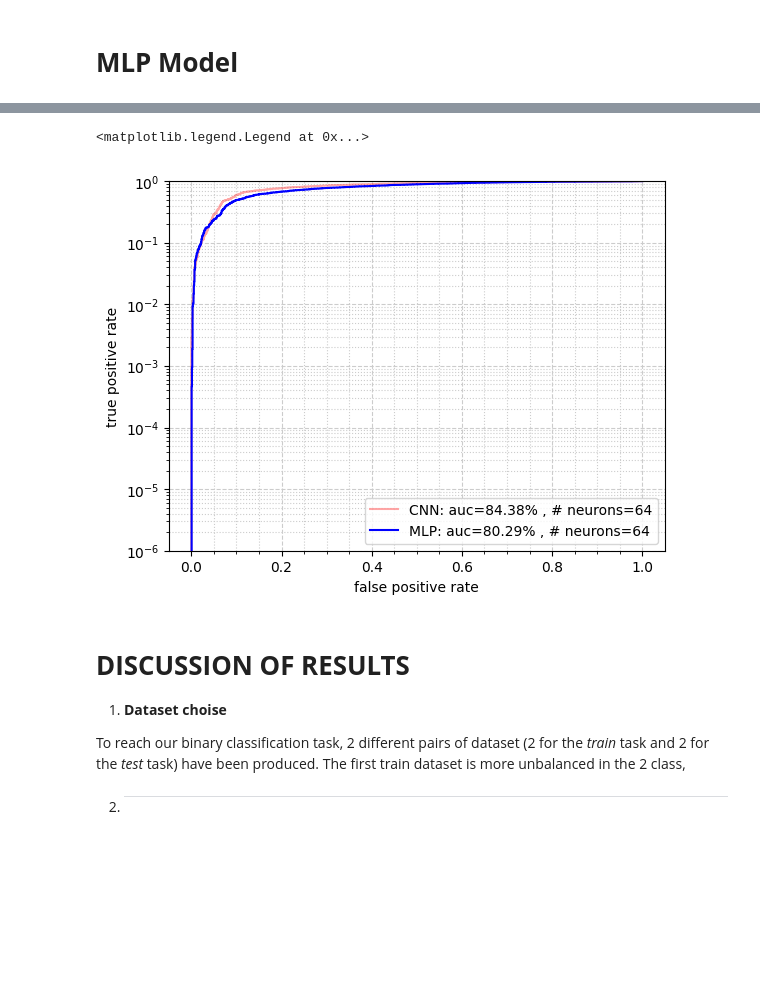
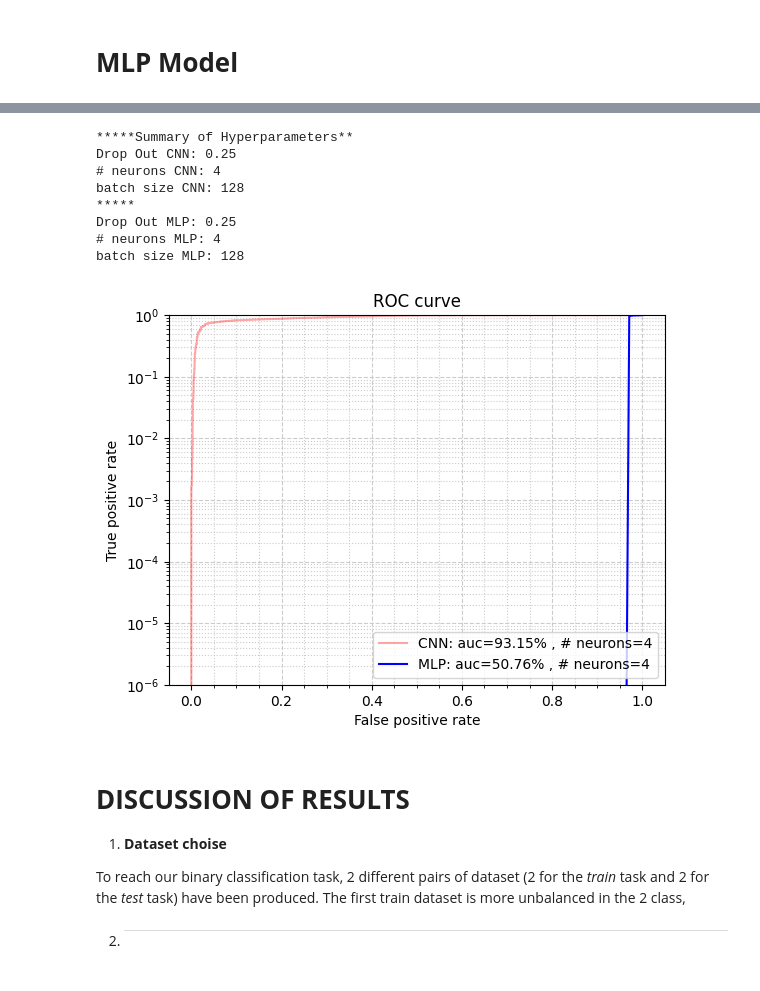
Before and after one commit to saricongi/Exam_ML_Unipv_2023_SC, a Jupyter notebook: 1D_CNN_2.ipynb, the cells around one changed output, grey strips where cells are left out. Cells and saved outputs as stored; diff of their text form; code cells hidden in the pictures; blank space fills up the shorter version.

```diff
--- a/1D_CNN_2.ipynb
+++ b/1D_CNN_2.ipynb
@@ -48,7 +47,7 @@ Moreover, the information on the absolute wl is not of our interest, thus we are
 ## **Train Dataset:**
 # %%
 ## Train DataSet
-url = '/content/Exam_ML_Unipv_2023_SC/DataSet_train2.h5'
+url = '/content/Exam_ML_Unipv_2023_SC/DataSet_train.h5'
 
 fig, (ax1,ax2,ax3) = plt.subplots(figsize=(15,4), nrows=1, ncols=3, tight_layout=True)
 for ax in fig.get_axes():
@@ -254,7 +253,7 @@ dropoutRate = 0.25
 
 batch_size = 128
 n_epochs = 50
-n_neurons = 64
+n_neurons = 4
 
 # CNN 1D
 ####
@@ -302,7 +301,7 @@ _________________________________________________________________
 # %%
 ## Test DataSet
 
-url = '/content/Exam_ML_Unipv_2023_SC/DataSet_test2.h5'
+url = '/content/Exam_ML_Unipv_2023_SC/DataSet_test.h5'
 
 fig, (ax1,ax2,ax3) = plt.subplots(figsize=(15,4), nrows=1, ncols=3, tight_layout=True)
 for ax in fig.get_axes():
@@ -705,29 +704,46 @@ Predict shape:
 # %%
 plt.plot(fpr,tpr, label='CNN: auc='+str(np.round(auc1*100,2))+'% , # neurons='+str(n_neurons), color='red',alpha=0.35)
 
 df = pd.DataFrame()
 fprMLP = {}
 tprMLP = {}
 auc1MLP = {}
 
 fprMLP, tprMLP, thresholdMLP = roc_curve(ztest,predict)
 
 auc1MLP = auc(fprMLP, tprMLP)
 
 plt.plot(fprMLP,tprMLP, label='MLP: auc='+str(np.round(auc1MLP*100,2))+'% , # neurons='+str(n_neuronsMLP), color='blue')
 
 plt.semilogy()
 plt.ylim(0.000001,1)
-plt.xlabel("Ffalse positive rate")
+plt.title("ROC curve")
+plt.xlabel("False positive rate")
 plt.ylabel("True positive rate")
 plt.minorticks_on()
 plt.tick_params(axis='x', which='both', direction='out')
 plt.grid(which='major', color='#CCCCCC', linestyle='--')
 plt.grid(which='minor', color='#CCCCCC', linestyle=':')
 plt.legend(loc='lower right')
+
+print('*****Summary of Hyperparameters**')
+print('Drop Out CNN:', dropoutRate)
+print('# neurons CNN:', n_neurons)
+print('batch size CNN:', batch_size)
+print('*****')
+print('Drop Out MLP:', dropoutRateMLP)
+print('# neurons MLP:', n_neuronsMLP)
+print('batch size MLP:', batch_sizeMLP)
 # %% [output]
-<matplotlib.legend.Legend at 0x...>
+*****Summary of Hyperparameters**
+Drop Out CNN: 0.25
+# neurons CNN: 4
+batch size CNN: 128
+*****
+Drop Out MLP: 0.25
+# neurons MLP: 4
+batch size MLP: 128
-[figure, old version]
+[figure, new version]
 # %% [markdown]
 # **DISCUSSION OF RESULTS**
 
```
Also changed, not shown: parts of 12 cells of this notebook.
